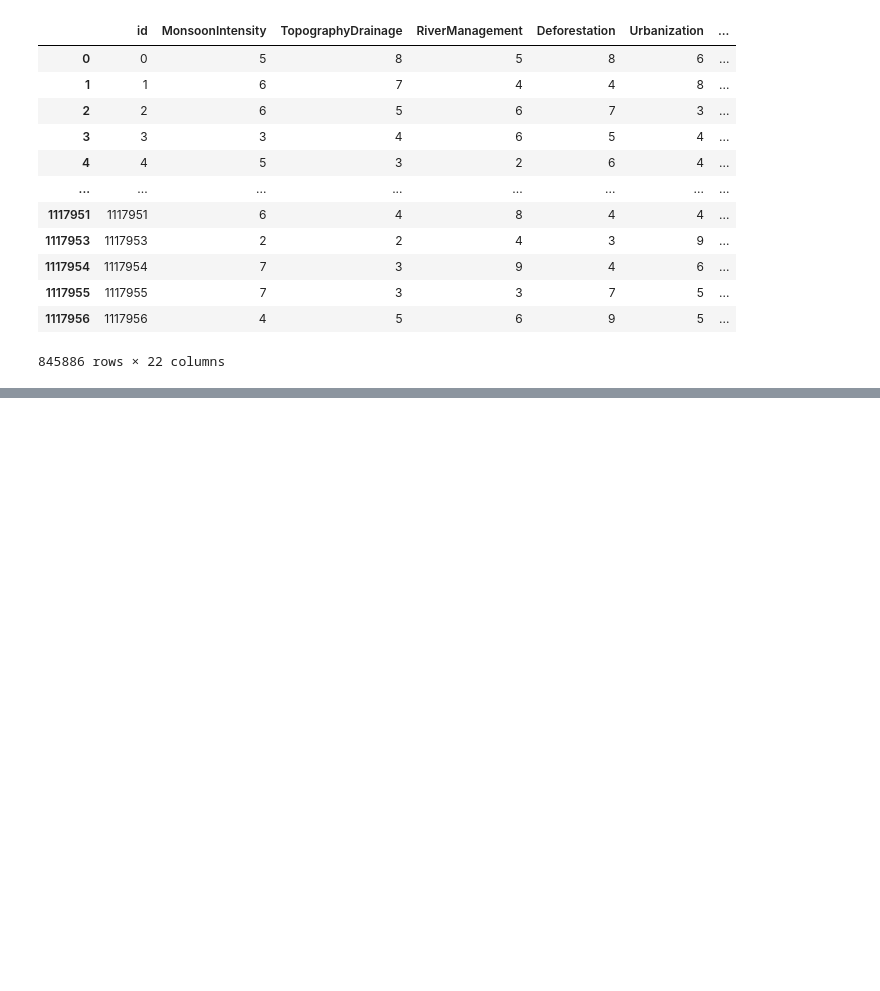
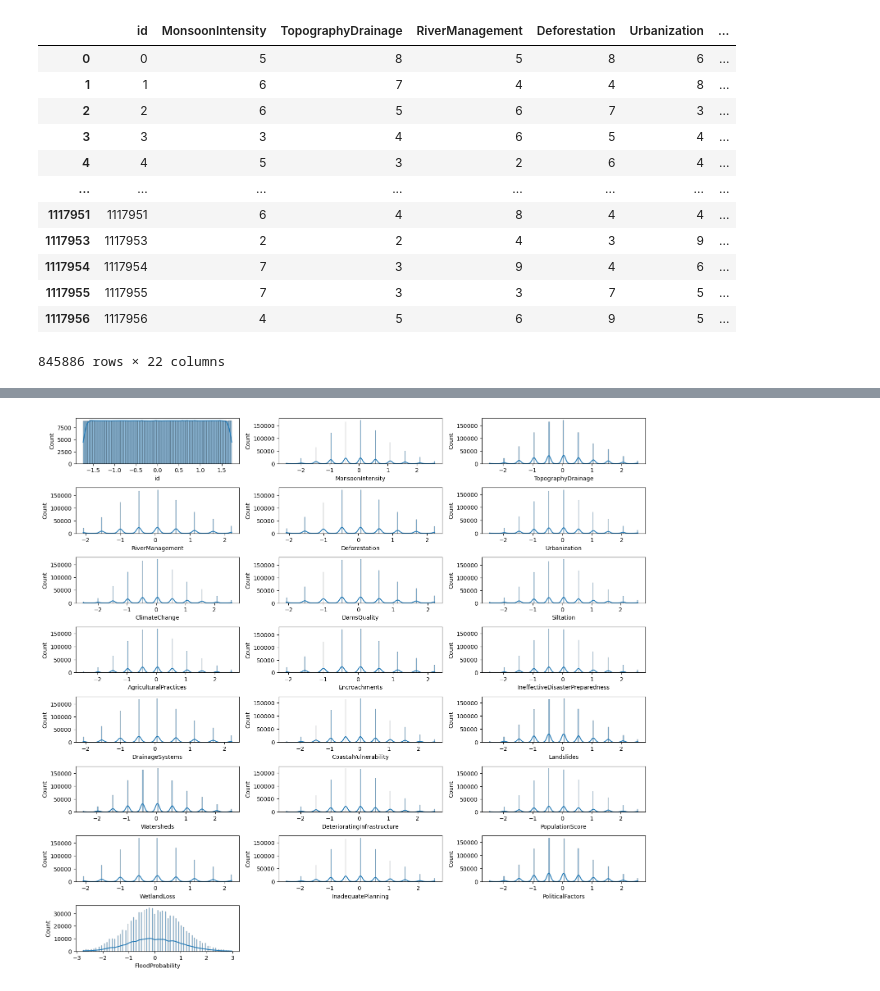
Before and after one commit to rezzz59/STUPEN, a Jupyter notebook: Regresi/latihan_regresi.ipynb, the cells around one changed output, grey strips where cells are left out. Drawn from its saved outputs; the diff is of its cells as text; code cells hidden in the pictures; blank space fills up the shorter version.

```diff
--- a/Regresi/latihan_regresi.ipynb
+++ b/Regresi/latihan_regresi.ipynb
@@ -172,7 +222,9 @@ df.describe()
 # %%
 plt.figure(figsize=(15, 15))
 for i, colum in enumerate(df):
     plt.subplot(9, 3, i + 1)
-    sns.histplot(data = df, x = df[colum], kde = True, color = 'skyblue')
+    sns.histplot(data = df, x = df[colum], kde = True)
 plt.tight_layout()
 plt.show()
+# %% [output]
+[figure, added]
```
Also changed, not shown: parts of 10 cells of this notebook.
